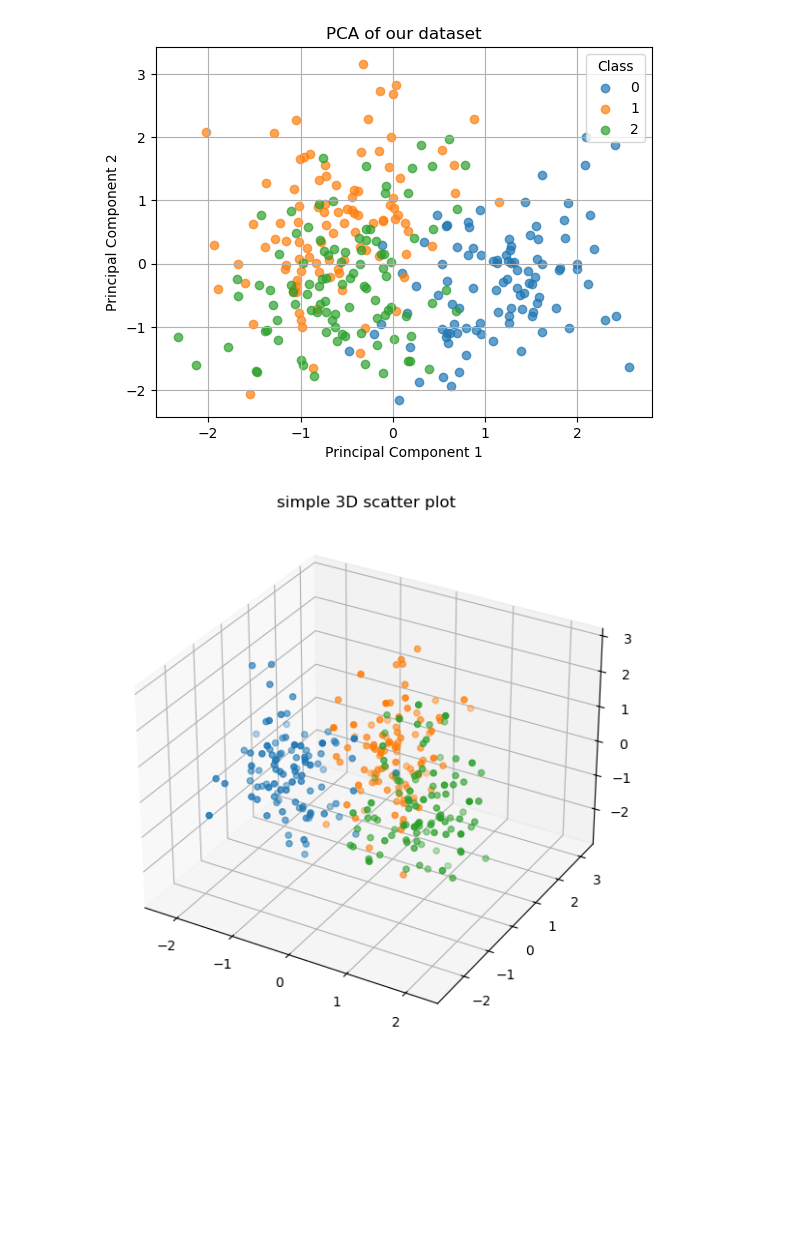
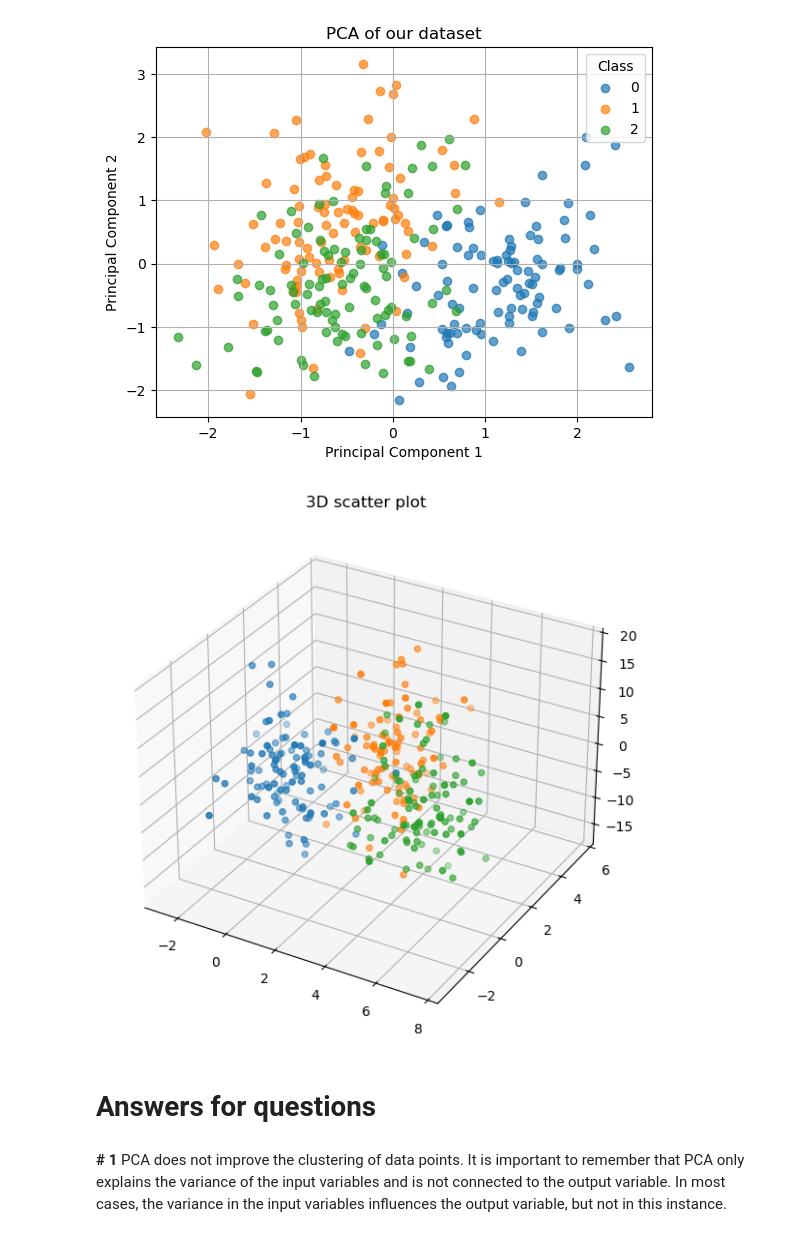
Before and after one commit to ginal001/ML-2024-2025, a Jupyter notebook: Lab1/Homework01.ipynb, the cells around one changed output. Drawn from its saved outputs; the diff is of its cells as text; code cells hidden in the pictures; blank space fills up the shorter version.

```diff
--- a/Lab1/Homework01.ipynb
+++ b/Lab1/Homework01.ipynb
@@ -122,8 +126,8 @@ from sklearn.decomposition import PCA
 
 # Center and standardize the data before applying PCA
 scaler = StandardScaler()
-X = scaler.fit_transform(X)
+X_scaled = scaler.fit_transform(X)
 
 # Perform PCA and reduce the data to 2 components for visualization
 pca = PCA(n_components = 2)
-XV = pca.fit_transform(X)
+XV = pca.fit_transform(X_scaled)
@@ -143,14 +149,16 @@ plt.show()
 # %%
 fig = plt.figure(figsize = (10, 7))
 ax = plt.axes(projection ="3d")
 
-# Creating plot #todo
 ax.scatter3D(X[y == 0,0], X[y == 0,1], X[y == 0,2])
 ax.scatter3D(X[y == 1,0], X[y == 1,1], X[y == 1,2])
 ax.scatter3D(X[y == 2,0], X[y == 2,1], X[y == 2,2])
-plt.title("simple 3D scatter plot")
+plt.title("3D scatter plot")
 
-# show plot
 plt.show()
 # %% [output]
-[figure, old version]
+[figure, new version]
+# %% [markdown]
+# Answers for questions
+# %% [markdown]
+**# 1** PCA does not improve the clustering of data points. It is important to remember that PCA only explains the variance of the input variables and is not connected to the output variable. In most cases, the variance in the input variables influences the output variable, but not in this instance.
```
Also changed, not shown: parts of 8 cells of this notebook, 1 other file.
